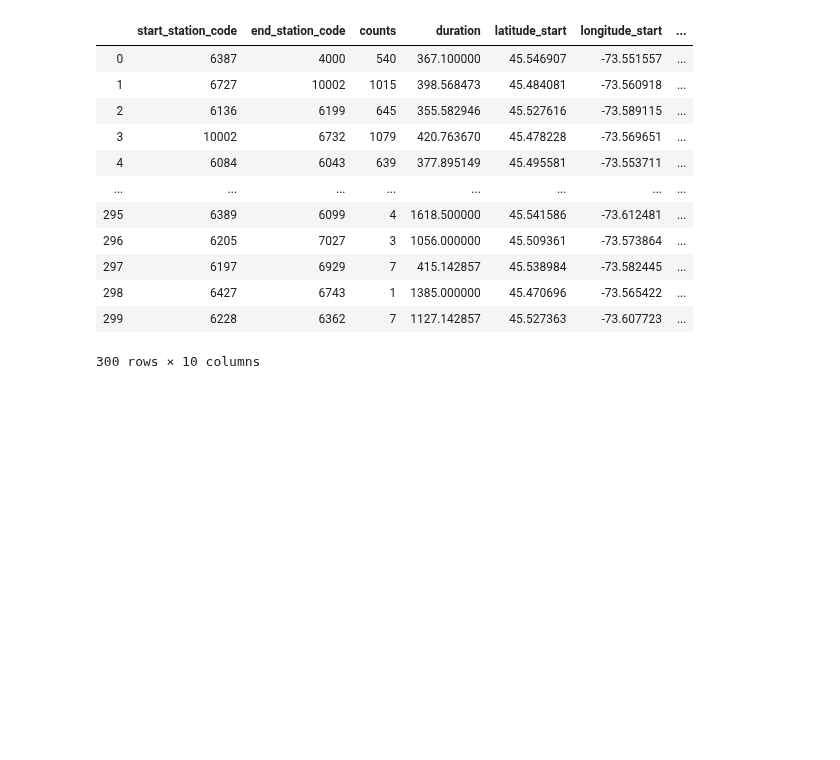
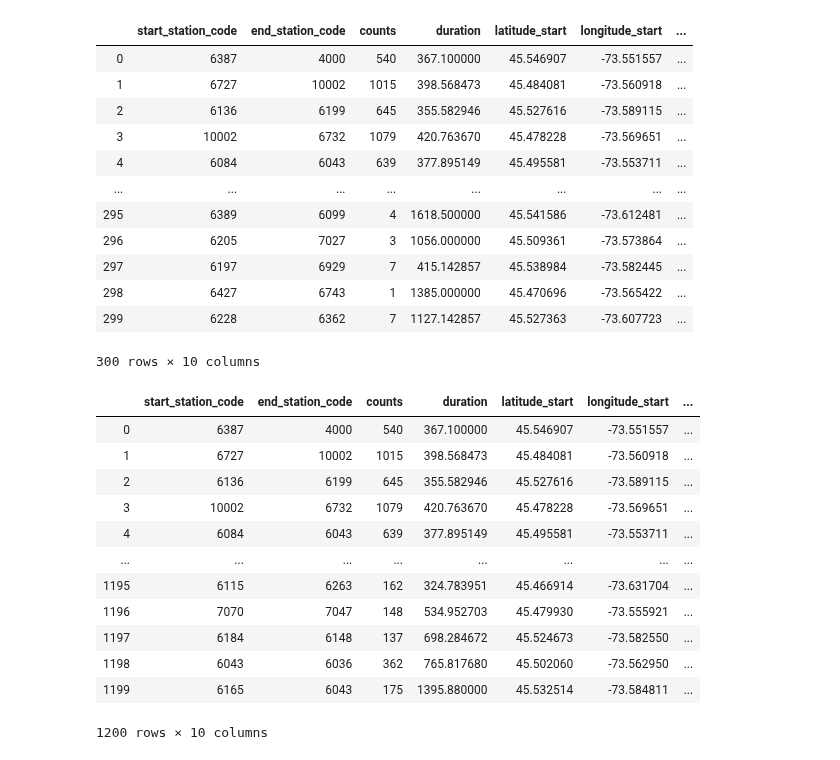
Before and after one commit to daviskia/ada-project-deep-penguin, a Jupyter notebook: Bike_Friendliness_of_Bixi_Paths.ipynb, the cells around one changed output. Drawn from its saved outputs; the diff is of its cells as text; code cells hidden in the pictures; blank space fills up the shorter version.

Commit message:
Adding complete paths_with_densities

```diff
--- a/Bike_Friendliness_of_Bixi_Paths.ipynb
+++ b/Bike_Friendliness_of_Bixi_Paths.ipynb
@@ -379,3 +379,21 @@ bixi_subdata
 #bixi_subdata.to_pickle("./Bixi_Paths_with_Path_Density")
 # %%
 bixi_subdata.to_pickle("./"+name_user+"_Compute_Path_Density_v1")
+# %%
+bixi_complete_subdata = pd.concat([pd.read_pickle("./Guillaume_Compute_Path_Density_v1"), pd.read_pickle("./Kiara_Compute_Path_Density_v1"), pd.read_pickle("./Ariane_Compute_Path_Density_v1"), pd.read_pickle("./Quentin_Compute_Path_Density_v1")])
+# %%
+bixi_complete_subdata
+# %% [output]
+|  | start_station_code | end_station_code | counts | duration | latitude_start | longitude_start | ... |
+| 0 | 6387 | 4000 | 540 | 367.100000 | 45.546907 | -73.551557 | ... |
+| 1 | 6727 | 10002 | 1015 | 398.568473 | 45.484081 | -73.560918 | ... |
+| 2 | 6136 | 6199 | 645 | 355.582946 | 45.527616 | -73.589115 | ... |
+| 3 | 10002 | 6732 | 1079 | 420.763670 | 45.478228 | -73.569651 | ... |
+| 4 | 6084 | 6043 | 639 | 377.895149 | 45.495581 | -73.553711 | ... |
+| ... | ... | ... | ... | ... | ... | ... | ... |
+| 1195 | 6115 | 6263 | 162 | 324.783951 | 45.466914 | -73.631704 | ... |
+| 1196 | 7070 | 7047 | 148 | 534.952703 | 45.479930 | -73.555921 | ... |
+| 1197 | 6184 | 6148 | 137 | 698.284672 | 45.524673 | -73.582550 | ... |
+| 1198 | 6043 | 6036 | 362 | 765.817680 | 45.502060 | -73.562950 | ... |
+| 1199 | 6165 | 6043 | 175 | 1395.880000 | 45.532514 | -73.584811 | ... |
+1200 rows × 10 columns
```
Also changed, not shown: 1 other file.
